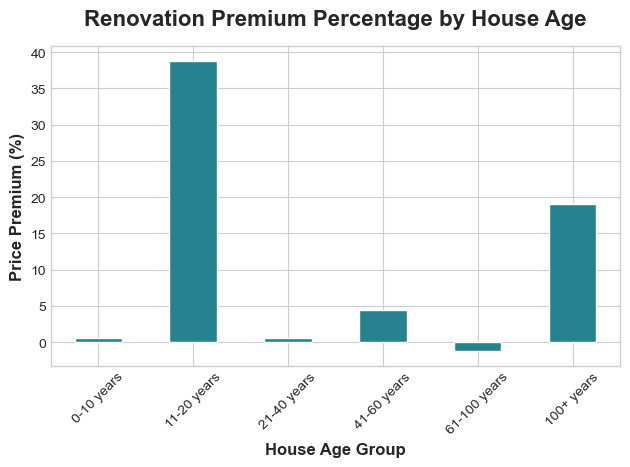
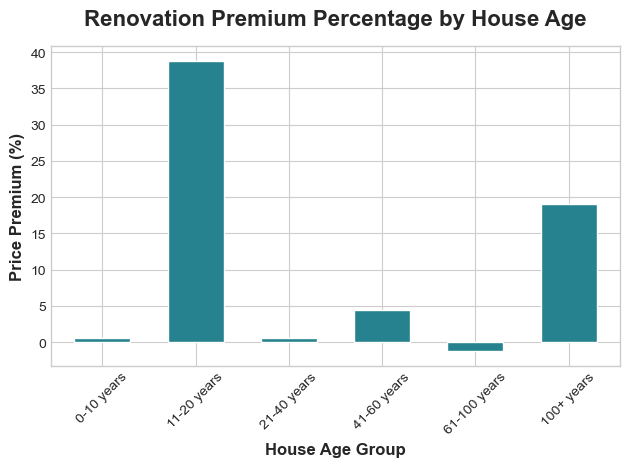
The change to this notebook cell's code, shown as a diff; its figure went from the first image to the second:
--- before
+++ after
@@ -46,5 +46,5 @@
     # Visualize renovation premium percentage
     #plt.figure(figsize=(6, 4))
-    reno_premium['PremiumPercentage'].plot(kind='bar', color=colors[3])
+    reno_premium['PremiumPercentage'].plot(kind='bar', width=0.6, color=colors[3])
     plt.title('Renovation Premium Percentage by House Age', fontsize=16, fontweight='bold', y=1.04)
     plt.xlabel('House Age Group', fontsize=12,fontweight='bold')

Commit: 'prediction_function_created'